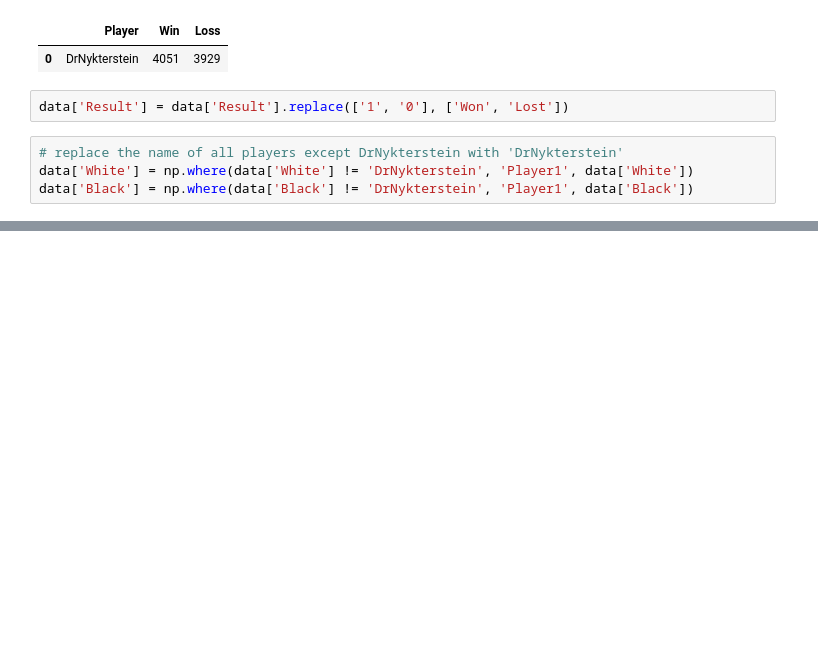
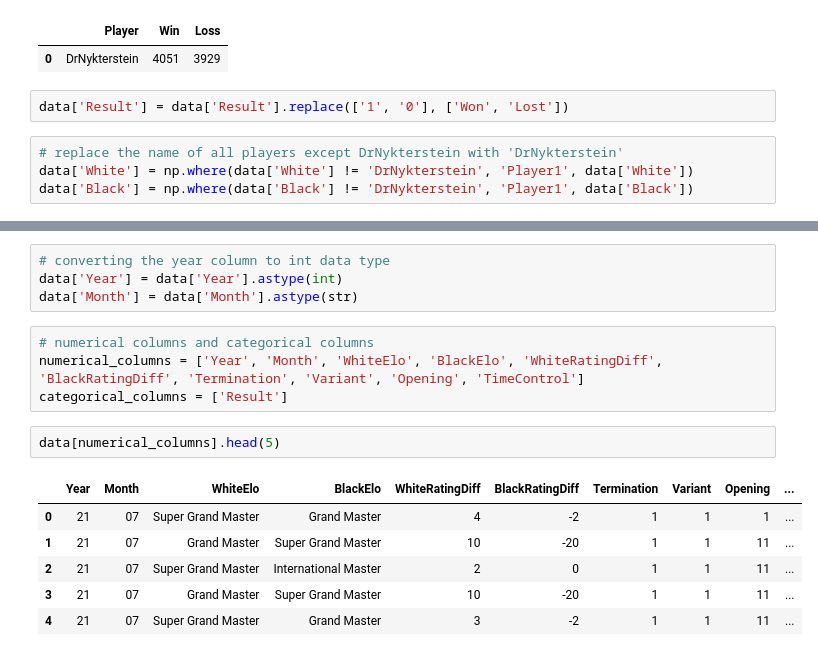
Before and after one commit to Bhadreshwara/CarlsenGamesClassification, a Jupyter notebook: main.ipynb, the cells around one changed output, grey strips where cells are left out. Drawn from its saved outputs; the diff is of its cells as text; blank space fills up the shorter version.

Commit message:
adding numerical and categorical features

```diff
--- a/main.ipynb
+++ b/main.ipynb
@@ -320,0 +333,17 @@ Name: Opening, Length: 7980, dtype: object
+# %%
+# converting the year column to int data type
+data['Year'] = data['Year'].astype(int)
+data['Month'] = data['Month'].astype(str)
+# %%
+# numerical columns and categorical columns
+numerical_columns = ['Year', 'Month', 'WhiteElo', 'BlackElo', 'WhiteRatingDiff', 'BlackRatingDiff', 'Termination', 'Variant', 'Opening', 'TimeControl']
+categorical_columns = ['Result']
+# %%
+data[numerical_columns].head(5)
+# %% [output]
+|  | Year | Month | WhiteElo | BlackElo | WhiteRatingDiff | BlackRatingDiff | Termination | Variant | Opening | ... |
+| 0 | 21 | 07 | Super Grand Master | Grand Master | 4 | -2 | 1 | 1 | 1 | ... |
+| 1 | 21 | 07 | Grand Master | Super Grand Master | 10 | -20 | 1 | 1 | 11 | ... |
+| 2 | 21 | 07 | Super Grand Master | International Master | 2 | 0 | 1 | 1 | 11 | ... |
+| 3 | 21 | 07 | Grand Master | Super Grand Master | 10 | -20 | 1 | 1 | 11 | ... |
+| 4 | 21 | 07 | Super Grand Master | Grand Master | 3 | -2 | 1 | 1 | 11 | ... |
```
Also changed, not shown: parts of 14 cells of this notebook.
